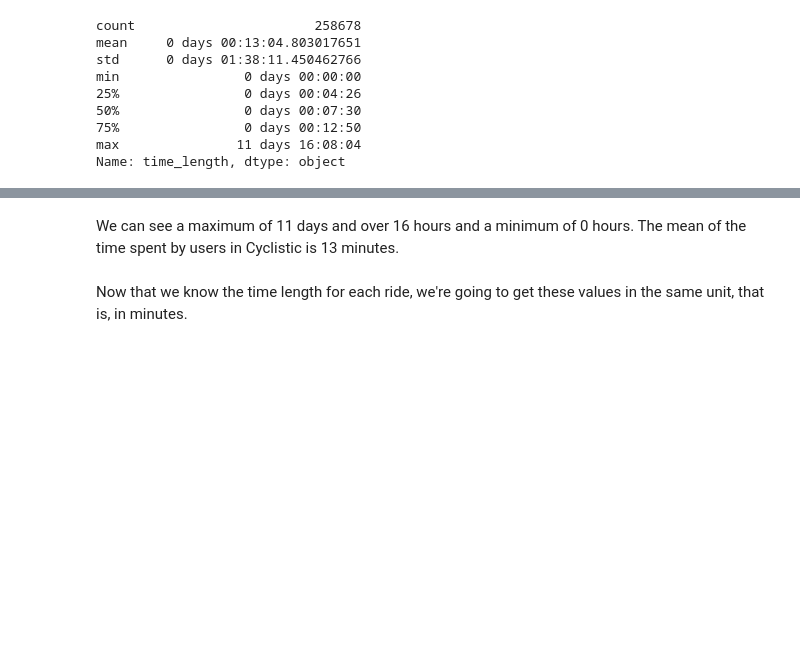
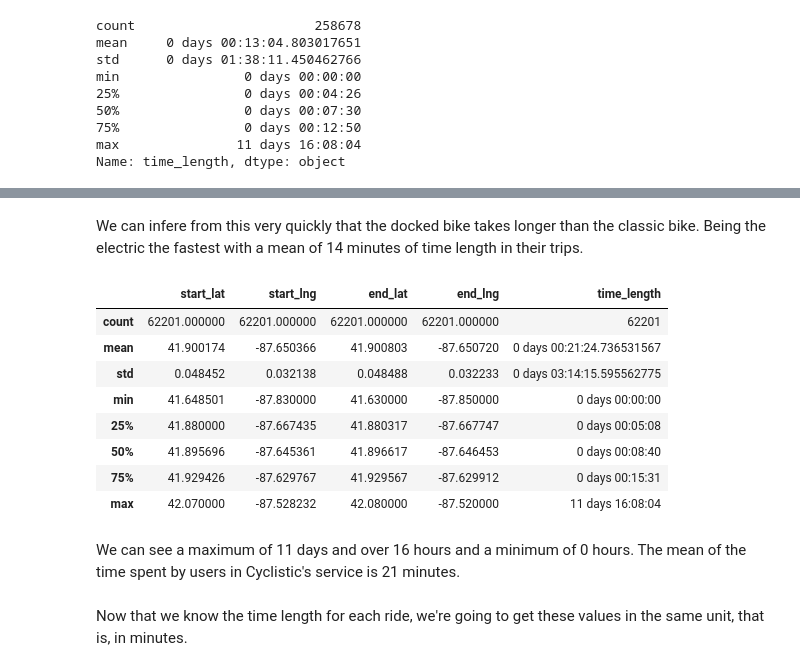
Before and after one commit to Lau397/Case_Study_Bike-Share, a Jupyter notebook: DA_Cyclistic.ipynb, the cells around one changed output, grey strips where cells are left out. Saved outputs shown, nothing was run; the diff lists cells and outputs as text; code cells hidden in the pictures; blank space fills up the shorter version.

```diff
--- a/DA_Cyclistic.ipynb
+++ b/DA_Cyclistic.ipynb
@@ -238,5 +303,20 @@ Name: time_length, dtype: object
+# %% [markdown]
+We can infere from this very quickly that the docked bike takes longer than the classic bike. Being the electric the fastest with a mean of 14 minutes of time length in their trips.
+# %%
+# In general, we have:
+df_bikes[df_bikes["member_casual"]=="casual"].describe()
+# %% [output]
+|  | start_lat | start_lng | end_lat | end_lng | time_length |
+| count | 62201.000000 | 62201.000000 | 62201.000000 | 62201.000000 | 62201 |
+| mean | 41.900174 | -87.650366 | 41.900803 | -87.650720 | 0 days 00:21:24.736531567 |
+| std | 0.048452 | 0.032138 | 0.048488 | 0.032233 | 0 days 03:14:15.595562775 |
+| min | 41.648501 | -87.830000 | 41.630000 | -87.850000 | 0 days 00:00:00 |
+| 25% | 41.880000 | -87.667435 | 41.880317 | -87.667747 | 0 days 00:05:08 |
+| 50% | 41.895696 | -87.645361 | 41.896617 | -87.646453 | 0 days 00:08:40 |
+| 75% | 41.929426 | -87.629767 | 41.929567 | -87.629912 | 0 days 00:15:31 |
+| max | 42.070000 | -87.528232 | 42.080000 | -87.520000 | 11 days 16:08:04 |
 # %% [markdown]
-We can see a maximum of 11 days and over 16 hours and a minimum of 0 hours. The mean of the time spent by users in Cyclistic is 13 minutes.
+We can see a maximum of 11 days and over 16 hours and a minimum of 0 hours. The mean of the time spent by users in Cyclistic's service is 21 minutes.
 # %% [markdown]
 Now that we know the time length for each ride, we're going to get these values in the same unit, that is, in minutes.
 # %%
```
Also changed, not shown: parts of 14 cells of this notebook, 1 other file.
